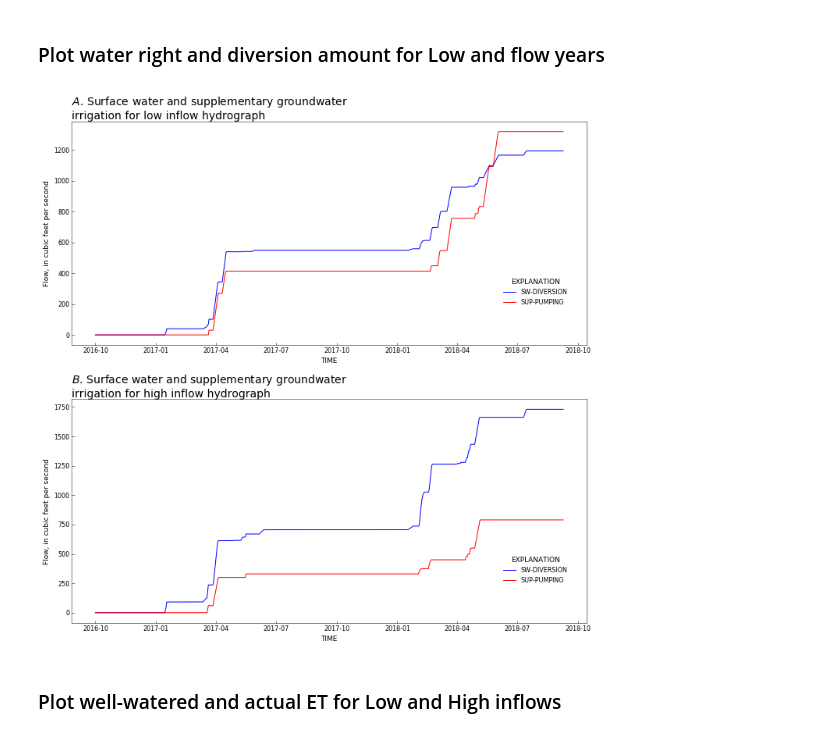
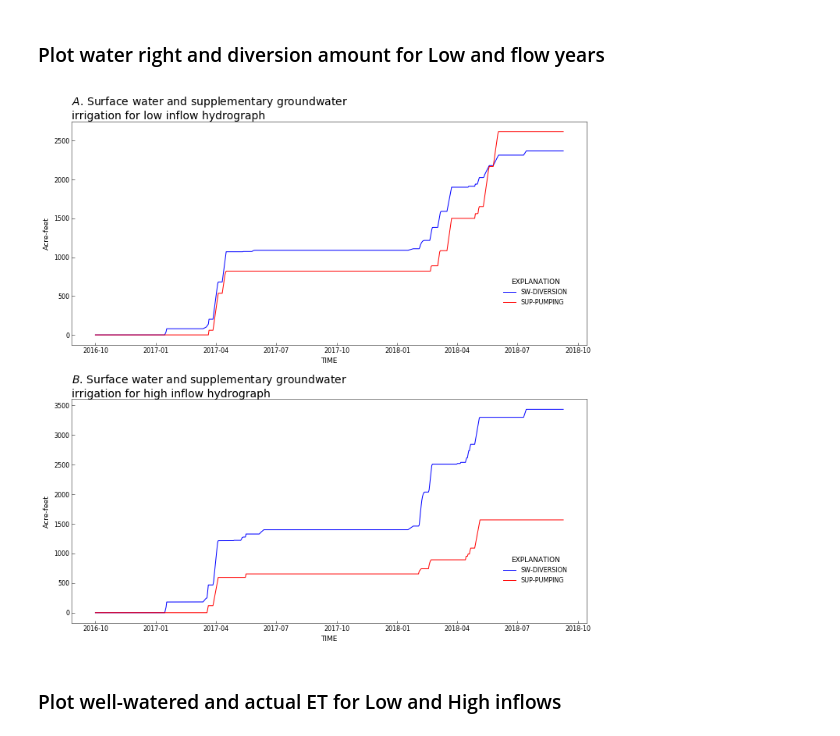
Before and after one commit to rniswon/mfnwt, a Jupyter notebook: Examples/AgWaterUse/Agwater1/notebook/Ag_ETdemand.ipynb, the cells around one changed output. Saved outputs shown, nothing was run; the diff lists cells and outputs as text; code cells hidden in the pictures.

```diff
--- a/Examples/AgWaterUse/Agwater1/notebook/Ag_ETdemand.ipynb
+++ b/Examples/AgWaterUse/Agwater1/notebook/Ag_ETdemand.ipynb
@@ -136,13 +134,13 @@ for line in lines:
         y3_high.append(line.split()[6])
 
 x=np.array(y1_high,dtype=float)
-x=x*86400
+x=x*86400*2.29569e-5
 y1_high_cum=x.cumsum()
 x=np.array(y2_high,dtype=float)
-x=x*86400
+x=x*86400*2.29569e-5
 y2_high_cum=x.cumsum()
 x=np.array(y3_high,dtype=float)
-x=x*86400
+x=x*86400*2.29569e-5
 y3_high_cum=x.cumsum()
 
 
@@ -182,10 +180,13 @@ for line in lines:
         y3_low.append(line.split()[6])
 
 x=np.array(y1_low,dtype=float)
+x=x*86400*2.29569e-5
 y1_low_cum=x.cumsum()
 x=np.array(y2_low,dtype=float)
+x=x*86400*2.29569e-5
 y2_low_cum=x.cumsum()
 x=np.array(y3_low,dtype=float)
+x=x*86400*2.29569e-5
 y3_low_cum=x.cumsum()
 # close irrigation segment file
 fname.close()
@@ -291,36 +312,36 @@ axes[0].plot(plotdates,y2_low_cum,color='b', linewidth=1.0, label=header[5])
 axes[0].plot(plotdates,y3_low_cum,color='r', linewidth=1.0, label=header[6])
 
 #axes[1].plot(plotdates,y1_high_cum,color='g', linewidth=1.5, label=header[4])
 axes[1].plot(plotdates,y2_high_cum,color='b', linewidth=1.0, label=header[5])
 axes[1].plot(plotdates,y3_high_cum,color='r', linewidth=1.0, label=header[6])
 
-axes[0].set_ylabel('Flow, in cubic feet per second')
+axes[0].set_ylabel('Acre-feet')
 axes[0].set_xlabel(header[0])
 
-plt.ylabel('Flow, in cubic feet per second')
+plt.ylabel('Acre-feet')
 plt.xlabel(header[0])
 
 start, end = ax.get_xlim()
 ax.xaxis.set_ticks(np.arange(start, end, 90.0))
 
 rf.title(axes[0], 'Surface water and supplementary groundwater irrigation for low inflow hydrograph', subplot_prefix='A')
 
 #rf.axes_numbering(axes[1], format_x=True)
 fmt = mdates.DateFormatter('%Y-%m-%d')
 rf.title(axes[1], 'Surface water and supplementary groundwater irrigation for high inflow hydrograph', subplot_prefix='B')
 
 # Set legend
 handles, labels = axes[0].get_legend_handles_labels()
 rf.legend(axes[0], handles, labels, bbox_to_anchor=(.9, 0.15))
 
 # Set legend
 handles, labels = axes[1].get_legend_handles_labels()
 rf.legend(axes[1], handles, labels, bbox_to_anchor=(.9, 0.15))
 
 plt.tight_layout()
 plt.savefig('NIWR_comp.pdf')
 # %% [output]
-[figure, old version]
+[figure, new version]
 # %% [markdown]
 ### Plot well-watered and actual ET for Low and High inflows
 # %%
```
Also changed, not shown: parts of 6 cells of this notebook, 2 other files.
